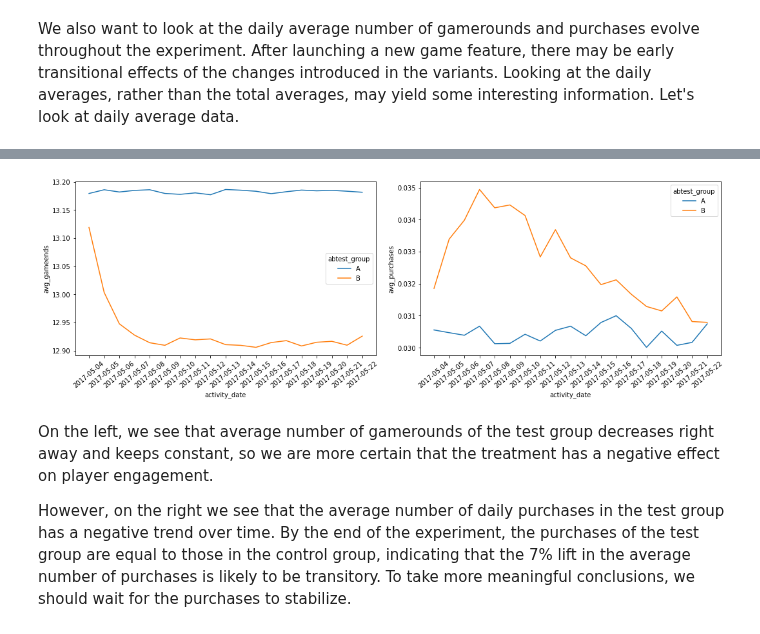
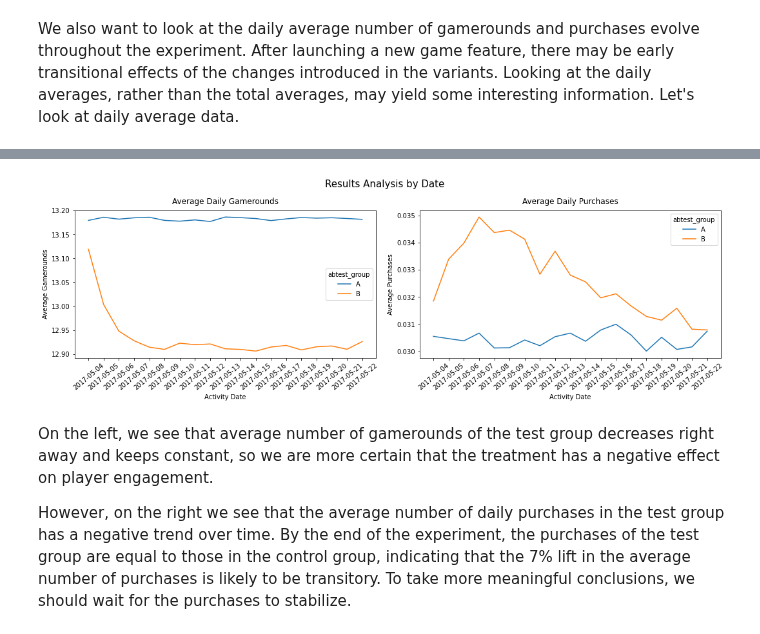
Before and after one commit to rmarinplana/personalProjects, a Jupyter notebook: analysis/gaming_analysis.ipynb, the cells around one changed output, grey strips where cells are left out. Drawn from its saved outputs; the diff is of its cells as text; code cells hidden in the pictures.

```diff
--- a/analysis/gaming_analysis.ipynb
+++ b/analysis/gaming_analysis.ipynb
@@ -396,14 +463,21 @@ df1.head()  # contains the average number of gamerounds and purchases made each
 # %%
 fig, ax = plt.subplots(1, 2, figsize=(15, 5))
 xticklabels = df1.activity_date.unique()
 sns.lineplot(x="activity_date", y="avg_gameends", hue="abtest_group", data=df1, ax=ax[0])
 sns.lineplot(x="activity_date", y="avg_purchases", hue="abtest_group", data=df1, ax=ax[1])
 ax[0].set_xticklabels(xticklabels, rotation=40)
 ax[1].set_xticklabels(xticklabels, rotation=40)
+plt.suptitle("Results Analysis by Date", fontsize=15)
+ax[0].set_xlabel("Activity Date")
+ax[0].set_ylabel("Average Gamerounds")
+ax[0].set_title("Average Daily Gamerounds", pad=10)
+ax[1].set_xlabel("Activity Date")
+ax[1].set_ylabel("Average Purchases")
+ax[1].set_title("Average Daily Purchases", pad=10)
 plt.tight_layout(pad=1)
 plt.show()
 # %% [output]
-[figure, old version]
+[figure, new version]
 # %% [markdown]
 On the left, we see that average number of gamerounds of the test group decreases right away and keeps constant, so we are more certain that the treatment has a negative effect on player engagement.
 
```
Also changed, not shown: parts of 53 cells of this notebook, 2 other files.
